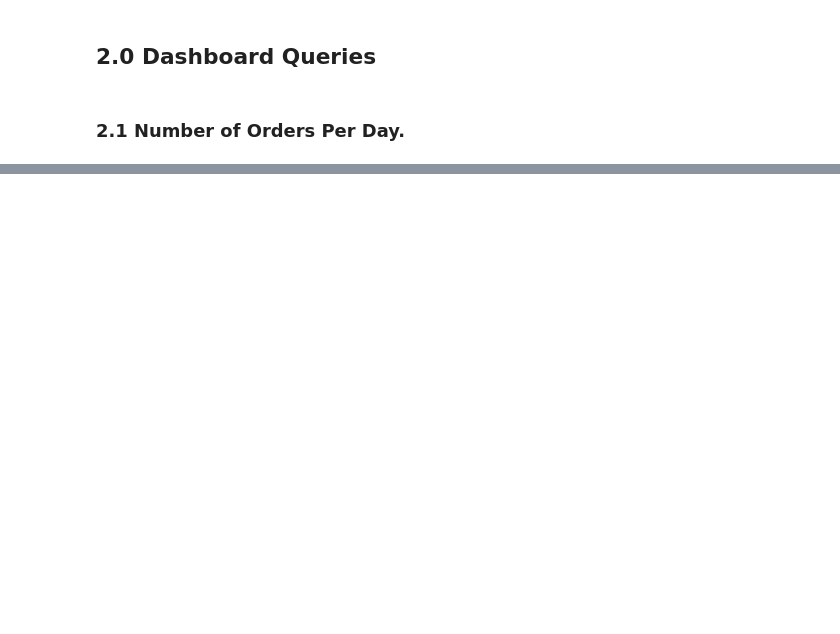
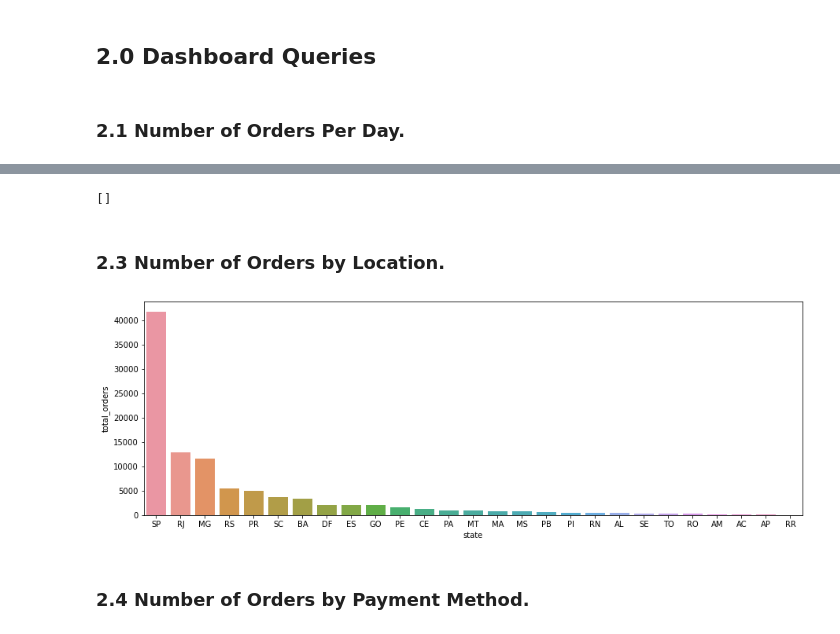
Before and after one commit to pauloreis-ds/olist, a Jupyter notebook: business_questions_insights/notebooks/1.0-pr-data-analysis-postgresql.ipynb, the cells around one changed output, grey strips where cells are left out. Cells and saved outputs as stored; diff of their text form; code cells hidden in the pictures; blank space fills up the shorter version.

```diff
--- a/business_questions_insights/notebooks/1.0-pr-data-analysis-postgresql.ipynb
+++ b/business_questions_insights/notebooks/1.0-pr-data-analysis-postgresql.ipynb
@@ -183,0 +241,4 @@ tables
+# %%
+db.execute("SELECT * FROM order_reviews WHERE review_comment_title IS NULL LIMIT 5")
+# %% [output]
+[]
@@ -183,0 +247,16 @@ tables
+# %% [markdown]
+### 2.3 Number of Orders by Location.
+# %%
+orders_by_state_query = query.select("customer_state, COUNT(order_id)")\
+                             .from_table("orders LEFT JOIN customers ON orders.customer_id = customers.customer_id")\
+                             .groupby("customer_state").build()
+orders_by_state_table = db.execute(orders_by_state_query)
+# %%
+orders_by_state = pd.DataFrame(orders_by_state_table, columns=['state','total_orders'])
+# %%
+fig()
+sns.barplot(data=orders_by_state.sort_values("total_orders", ascending=False), x='state', y='total_orders');
+# %% [output]
+[figure, added]
+# %% [markdown]
+### 2.4 Number of Orders by Payment Method.
```
Also changed, not shown: parts of 28 cells of this notebook.
